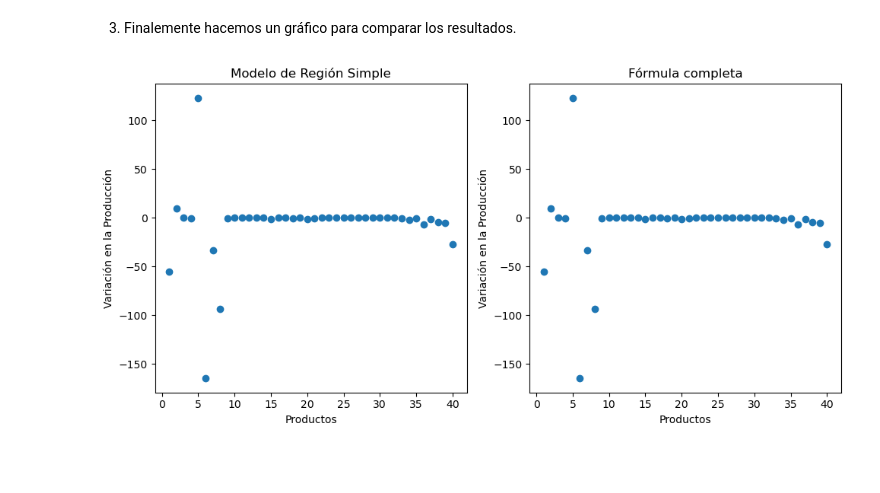
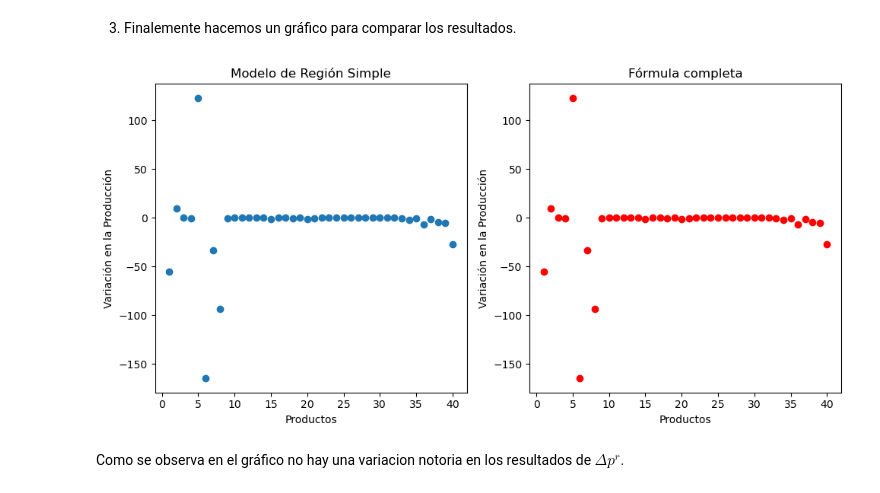
Before and after one commit to xGiannis/TP-ALC-ECONOMIA, a Jupyter notebook: template-alumnos/grupo_31_TP1.ipynb, the cells around one changed output. Cells and saved outputs as stored; diff of their text form; code cells hidden in the pictures; blank space fills up the shorter version.

```diff
--- a/template-alumnos/grupo_31_TP1.ipynb
+++ b/template-alumnos/grupo_31_TP1.ipynb
@@ -394,26 +384,28 @@ esto es n---> 40
 # %%
 import matplotlib.pyplot as plt
 
 
 x = np.arange(1,41)
 
 fig, (DeltaP_simple, DeltaP_completa) = plt.subplots(1, 2, figsize=(10, 5))
 
 # Gráfico 1
 DeltaP_simple.scatter(x, deltaPp_simple)
 DeltaP_simple.set_xlabel('Productos')
 DeltaP_simple.set_ylabel('Variación en la Producción')
 DeltaP_simple.set_title('Modelo de Región Simple')
 
 # Gráfico 2
-DeltaP_completa.scatter(x, deltaPp_completa)
+DeltaP_completa.scatter(x, deltaPp_completa, color = 'red')
 DeltaP_completa.set_xlabel('Productos')
 DeltaP_completa.set_ylabel('Variación en la Producción')
 DeltaP_completa.set_title('Fórmula completa')
 
 
 plt.tight_layout()
 
 plt.show()
 # %% [output]
-[figure, old version]
+[figure, new version]
+# %% [markdown]
+Como se observa en el gráfico no hay una variacion notoria en los resultados de $\Delta p^{r}$.
```
Also changed, not shown: parts of 11 cells of this notebook.
